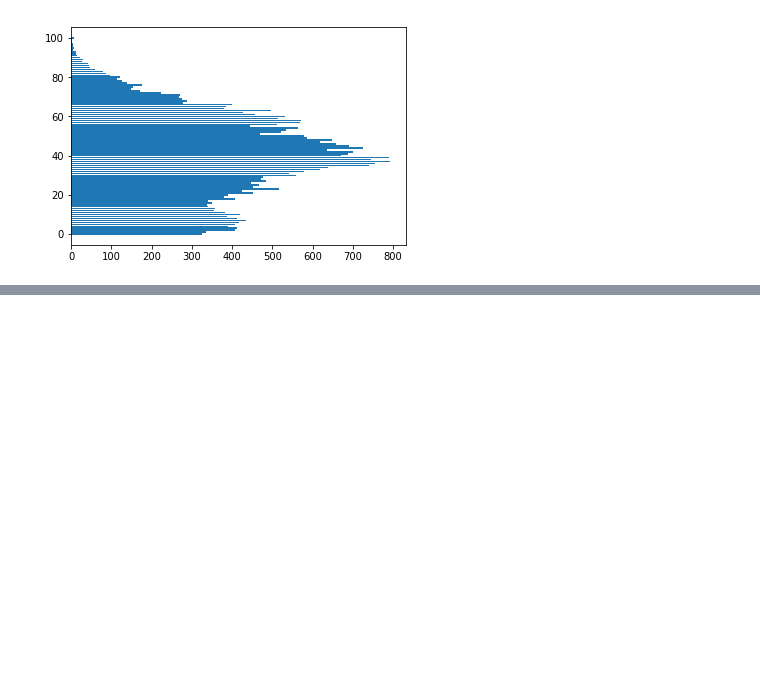
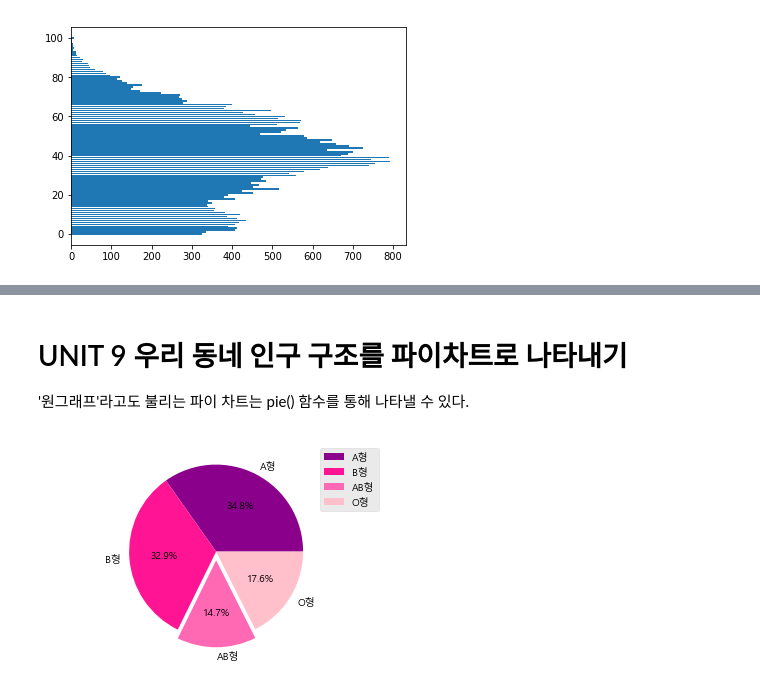
Before and after one commit to YunDH218/data_analysis, a Jupyter notebook: 인구 공공데이터.ipynb, the cells around one changed output, grey strips where cells are left out. Saved outputs shown, nothing was run; the diff lists cells and outputs as text; code cells hidden in the pictures; blank space fills up the shorter version.

Commit message:
unit9_139p

```diff
--- a/인구 공공데이터.ipynb
+++ b/인구 공공데이터.ipynb
@@ -83,0 +121,19 @@ plt.show()
+# %% [markdown]
+# UNIT 9 우리 동네 인구 구조를 파이차트로 나타내기
+'원그래프'라고도 불리는 파이 차트는 pie() 함수를 통해 나타낼 수 있다.
+# %%
+# 혈액형 비율 파이 차트로 나타내기
+import matplotlib.pyplot as plt
+
+plt.rc('font', family='Malgun Gothic')
+size = [2441, 2312, 1031, 1233]
+label = ['A형', 'B형', 'AB형', 'O형']  # 데이터 라벨 설정(labels)
+color = ['darkmagenta', 'deeppink', 'hotpink', 'pink']  # 색상 설정(colors)
+plt.axis('equal')  # 차트가 찌그러진 모양이라면 axis() 함수를 통해 바꿀 수 있다.
+# 라벨: labels, 색: colors, 돌출효과: explode
+plt.pie(size, labels=label, autopct='%.1f%%', colors=color, explode=(0, 0, 0.1, 0))
+# 파이 차트의 시작점을 바꾸려면 startangle 속성을 사용하면 된다.
+plt.legend()
+plt.show()
+# %% [output]
+[figure, added]
```
Also changed, not shown: parts of 4 cells of this notebook, 1 other file.
